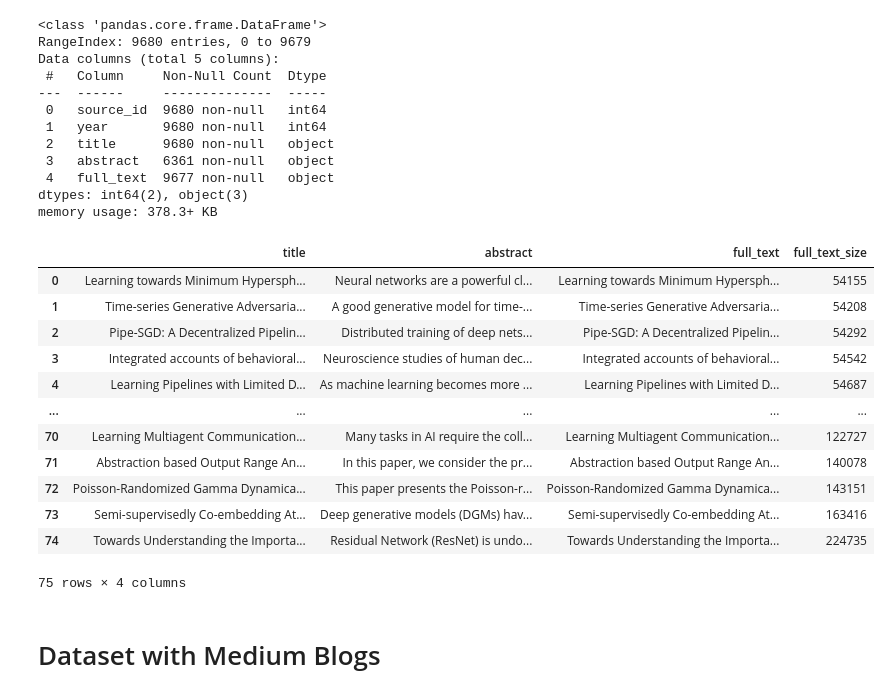
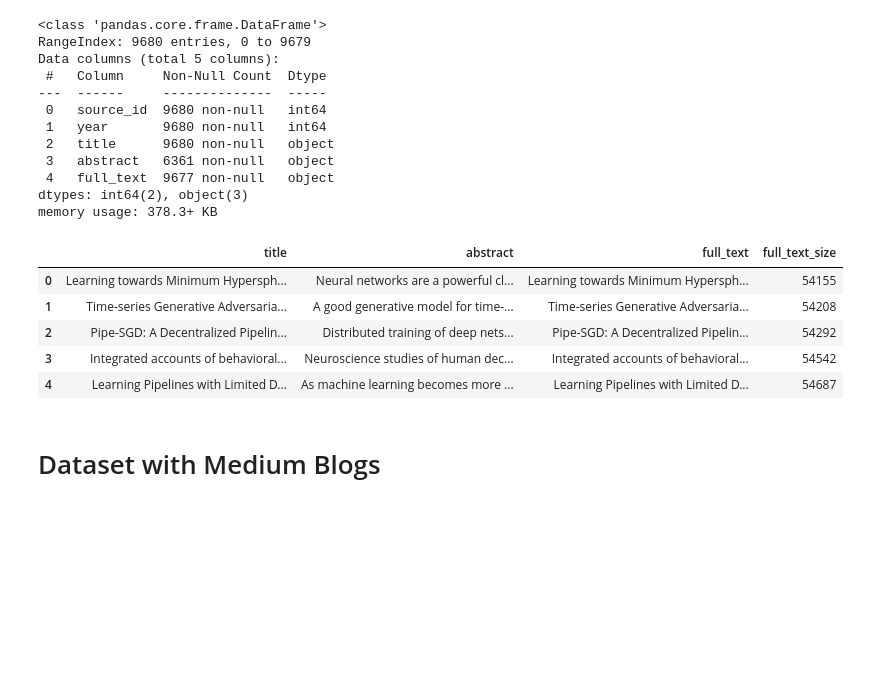
Before and after one commit to daKostych/Bachelor-Project-2025, a Jupyter notebook: llm_blog_generator/data/data_preprocessing.ipynb, the cells around one changed output. Saved outputs shown, nothing was run; the diff lists cells and outputs as text; code cells hidden in the pictures; blank space fills up the shorter version.

```diff
--- a/llm_blog_generator/data/data_preprocessing.ipynb
+++ b/llm_blog_generator/data/data_preprocessing.ipynb
@@ -42,21 +44,14 @@ papers.sort_values(by=["full_text_size", "year"], ascending=[True, False], inpla
 papers = papers.reset_index(drop=True)
 papers = papers.drop(columns=["source_id", "year"])
 # %%
-papers
+papers.head(5)
 # %% [output]
 |  | title | abstract | full_text | full_text_size |
 | 0 | Learning towards Minimum Hypersph... | Neural networks are a powerful cl... | Learning towards Minimum Hypersph... | 54155 |
 | 1 | Time-series Generative Adversaria... | A good generative model for time-... | Time-series Generative Adversaria... | 54208 |
 | 2 | Pipe-SGD: A Decentralized Pipelin... | Distributed training of deep nets... | Pipe-SGD: A Decentralized Pipelin... | 54292 |
 | 3 | Integrated accounts of behavioral... | Neuroscience studies of human dec... | Integrated accounts of behavioral... | 54542 |
 | 4 | Learning Pipelines with Limited D... | As machine learning becomes more ... | Learning Pipelines with Limited D... | 54687 |
-| ... | ... | ... | ... | ... |
-| 70 | Learning Multiagent Communication... | Many tasks in AI require the coll... | Learning Multiagent Communication... | 122727 |
-| 71 | Abstraction based Output Range An... | In this paper, we consider the pr... | Abstraction based Output Range An... | 140078 |
-| 72 | Poisson-Randomized Gamma Dynamica... | This paper presents the Poisson-r... | Poisson-Randomized Gamma Dynamica... | 143151 |
-| 73 | Semi-supervisedly Co-embedding At... | Deep generative models (DGMs) hav... | Semi-supervisedly Co-embedding At... | 163416 |
-| 74 | Towards Understanding the Importa... | Residual Network (ResNet) is undo... | Towards Understanding the Importa... | 224735 |
-75 rows × 4 columns
 # %%
 papers.to_csv(PREPROCESSED_PAPER_DATASET_PATH, index=False)
 # %% [markdown]
```
Also changed, not shown: parts of 10 cells of this notebook, 2 other files.
